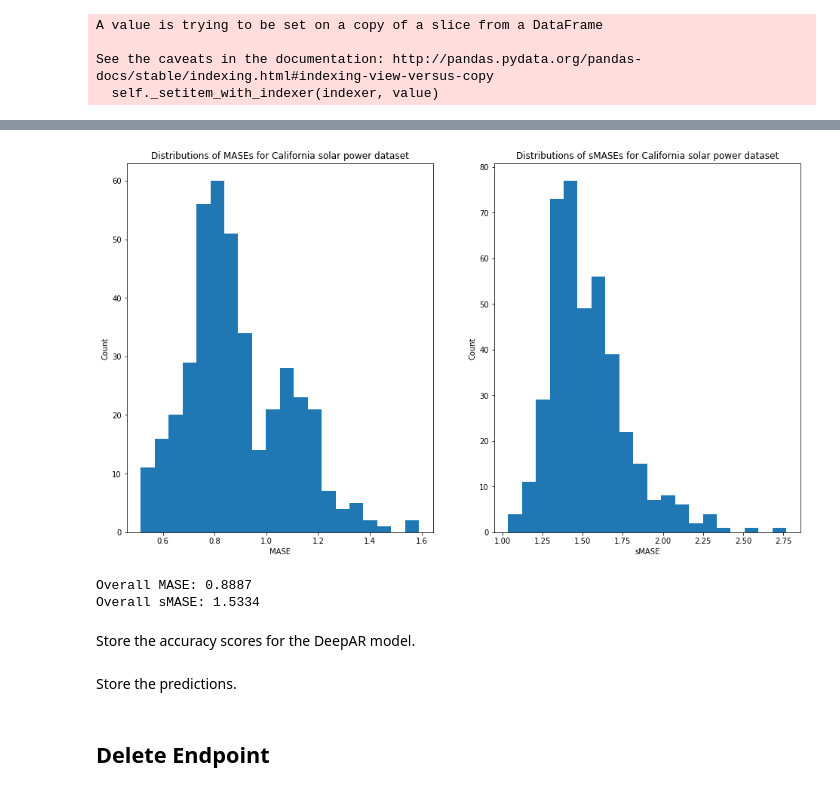
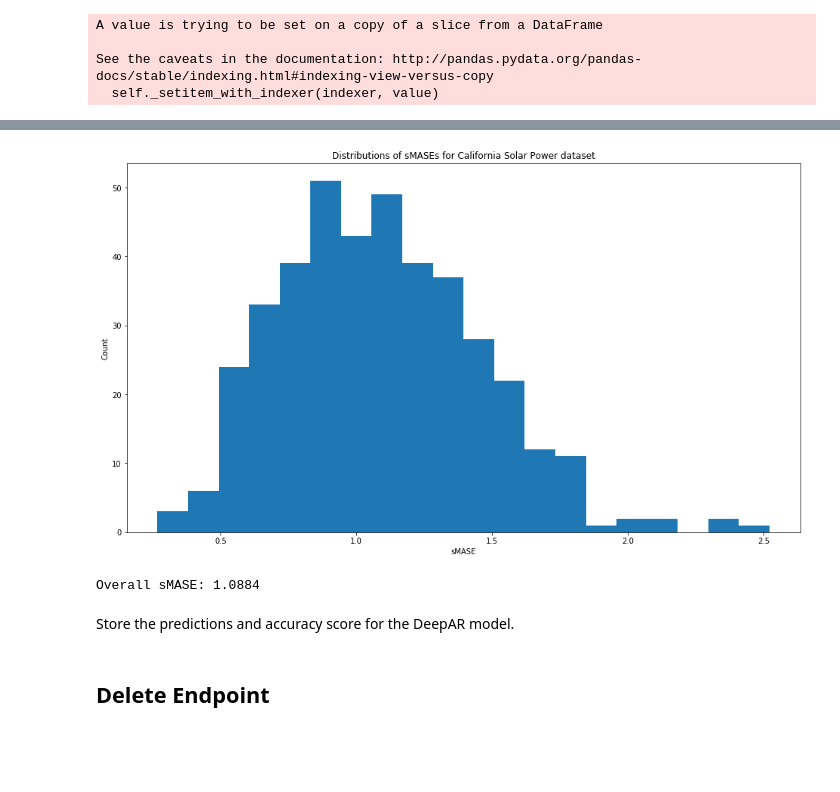
Before and after one commit to AidanCooper/forecasting, a Jupyter notebook: DeepAR/california-solar-power.ipynb, the cells around one changed output, grey strips where cells are left out. Cells and saved outputs as stored; diff of their text form; code cells hidden in the pictures; blank space fills up the shorter version.

```diff
--- a/DeepAR/california-solar-power.ipynb
+++ b/DeepAR/california-solar-power.ipynb
@@ -236,7 +230,7 @@ class DeepARPredictor(sagemaker.predictor.RealTimePredictor):
 
         Return value: list of `pandas.DataFrame` objects, each containing the predictions
         """
-        prediction_times = [x.index[-1]+1 for x in ts]
+        prediction_times = [(x.index[-1].to_period(self.freq)+1).to_timestamp() for x in ts]
         req = self.__encode_request(ts, cat, encoding, num_samples, quantiles)
         res = super(DeepARPredictor, self).predict(req)
         return self.__decode_response(res, prediction_times, encoding)
@@ -270,7 +264,8 @@ actual_data = time_series
 tic = time.time()
 for i in range(5, len(time_series), 5):
     toc = time.time()
-    print("Running predictions for time series {} to {}... (cumulative time: {:.1f}s.)".format(i, i+5, toc-tic))
+    print("Running predictions for time series {} to {}... (cumulative time: {:.1f}s.)".format(
+        i+1, min(i+5, len(time_series))+1, toc-tic))
     pred = predictor.predict(time_series_training[i:(i+5)])
     list_of_df = list_of_df + pred
 # %% [output]
@@ -314,8 +310,8 @@ for k in range(5):
 # %%
 results = df.copy()
 for i in range(len(results.columns)):
-    results['pv%s_pred' % (i+1)] = 0
-    results['pv%s_pred' % (i+1)].iloc[-prediction_length:] = list_of_df[i]['0.5'].values
+    results['pred%s' % (i+1)] = 0
+    results['pred%s' % (i+1)].iloc[-prediction_length:] = list_of_df[i]['0.5'].values
 # %% [output]
 A value is trying to be set on a copy of a slice from a DataFrame
 
@@ -339,32 +334,21 @@ results0[results0 < 0] = 0
 # %%
-MASEs = []
 sMASEs = []
-for col in df.columns:
-    MASEs.append(calc_MASE(results0[col].iloc[-(prediction_length+three_weeks):-prediction_length],
-                           results0[col].iloc[-prediction_length:],
-                           results0['%s_pred' % col].iloc[-prediction_length:]))
-    sMASEs.append(calc_sMASE(results0[col].iloc[-(prediction_length+three_weeks):-prediction_length],
+for i, col in enumerate(df.columns):
+    sMASEs.append(calc_sMASE(results0[col].iloc[-(context_length+prediction_length):-prediction_length],
                              results0[col].iloc[-prediction_length:],
-                             results0['%s_pred' % col].iloc[-prediction_length:]))
+                             results0['pred%s' % str(i+1)].iloc[-prediction_length:]))
 # %%
-fig, ax = plt.subplots(1, 2, figsize=(16, 9))
-ax[0].hist(MASEs, bins=20)
-ax[0].set_title('Distributions of MASEs for California solar power dataset')
-ax[0].set_xlabel('MASE')
-ax[0].set_ylabel('Count')
-ax[1].hist(sMASEs, bins=20)
-ax[1].set_title('Distributions of sMASEs for California solar power dataset')
-ax[1].set_xlabel('sMASE')
-ax[1].set_ylabel('Count');
+fig, ax = plt.subplots()
+ax.hist(sMASEs, bins=20)
+ax.set_title('Distributions of sMASEs for {} dataset'.format(dataset_name))
+ax.set_xlabel('sMASE')
+ax.set_ylabel('Count');
 # %% [output]
-[figure, old version]
+[figure, new version]
 # %%
-MASE = np.mean(MASEs)
 sMASE = np.mean(sMASEs)
-print("Overall MASE: {:.4f}".format(MASE))
 print("Overall sMASE: {:.4f}".format(sMASE))
 # %% [output]
-Overall MASE: 0.8887
-Overall sMASE: 1.5334
+Overall sMASE: 1.0884
 # %% [markdown]
-Store the accuracy scores for the DeepAR model.
+Store the predictions and accuracy score for the DeepAR model.
@@ -379,2 +354,0 @@ with open('csp-sMASE.pkl', 'wb') as f:
-# %% [markdown]
-Store the predictions.
```
Also changed, not shown: parts of 35 cells of this notebook, 5 other files.
